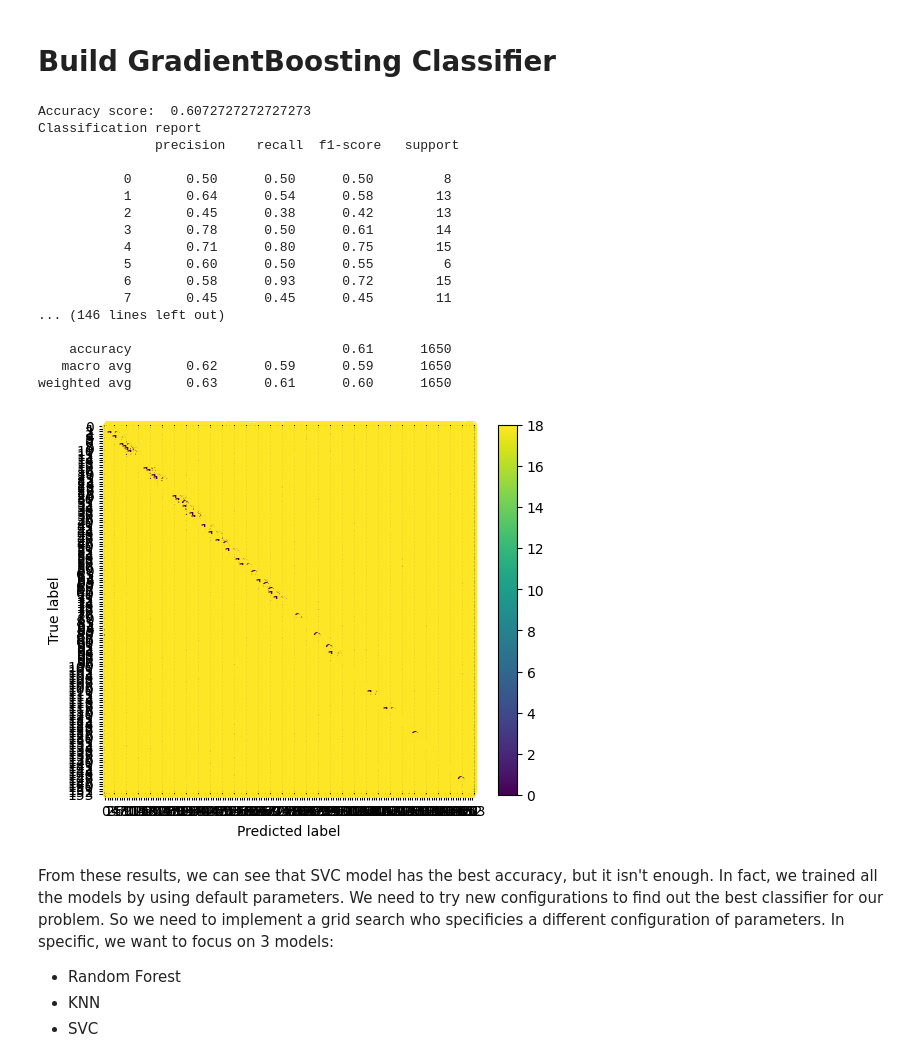
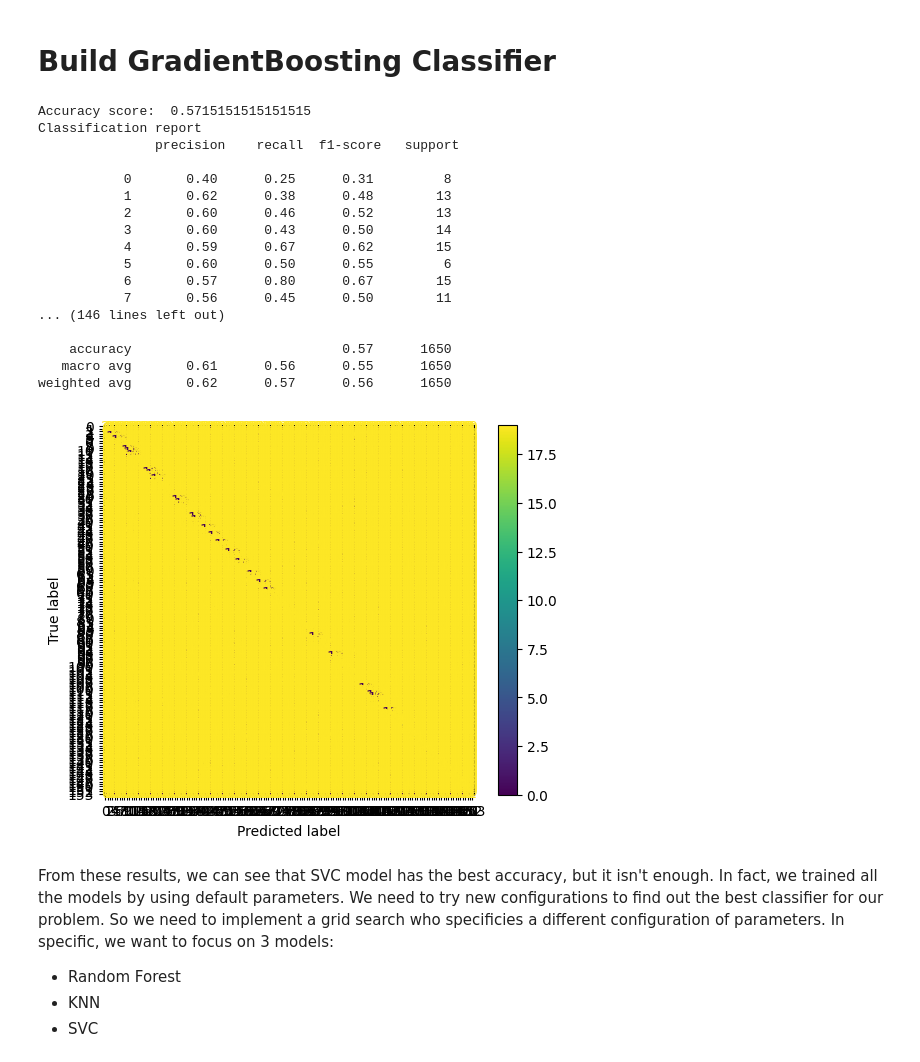
Before and after one commit to angelonazzaro/ZaMatcher, a Jupyter notebook: classifier.ipynb, the cells around one changed output. Cells and saved outputs as stored; diff of their text form; code cells hidden in the pictures.

Commit message:
merged classifier + new user predict file

```diff
--- a/classifier.ipynb
+++ b/classifier.ipynb
@@ -225,30 +225,30 @@ weighted avg       0.65      0.63      0.62      1650
 # %%
 from sklearn.ensemble import GradientBoostingClassifier
 
-gbc = MLPClassifier()
+gbc = GradientBoostingClassifier()
 gbc.fit(X_train, y_train)
 y_pred = gbc.predict(X_test)
 
 report_classifier(gbc, y_test, y_pred)
 # %% [output]
-Accuracy score:  0.6072727272727273
+Accuracy score:  0.5715151515151515
 Classification report
                precision    recall  f1-score   support
 
-           0       0.50      0.50      0.50         8
-           1       0.64      0.54      0.58        13
-           2       0.45      0.38      0.42        13
-           3       0.78      0.50      0.61        14
-           4       0.71      0.80      0.75        15
+           0       0.40      0.25      0.31         8
+           1       0.62      0.38      0.48        13
+           2       0.60      0.46      0.52        13
+           3       0.60      0.43      0.50        14
+           4       0.59      0.67      0.62        15
            5       0.60      0.50      0.55         6
-           6       0.58      0.93      0.72        15
-           7       0.45      0.45      0.45        11
+           6       0.57      0.80      0.67        15
+           7       0.56      0.45      0.50        11
 ... (146 lines left out)
 
-    accuracy                           0.61      1650
-   macro avg       0.62      0.59      0.59      1650
-weighted avg       0.63      0.61      0.60      1650
+    accuracy                           0.57      1650
+   macro avg       0.61      0.56      0.55      1650
+weighted avg       0.62      0.57      0.56      1650
-[figure, old version]
+[figure, new version]
 # %% [markdown]
 From these results, we can see that SVC model has the best accuracy, but it isn't enough. In fact, we trained all the models by using default parameters. We need to try new configurations to find out the best classifier for our problem. So we need to implement a grid search who specificies a different configuration of parameters. In specific, we want to focus on 3 models:
 - Random Forest
```
Also changed, not shown: parts of 10 cells of this notebook, 1 other file.
